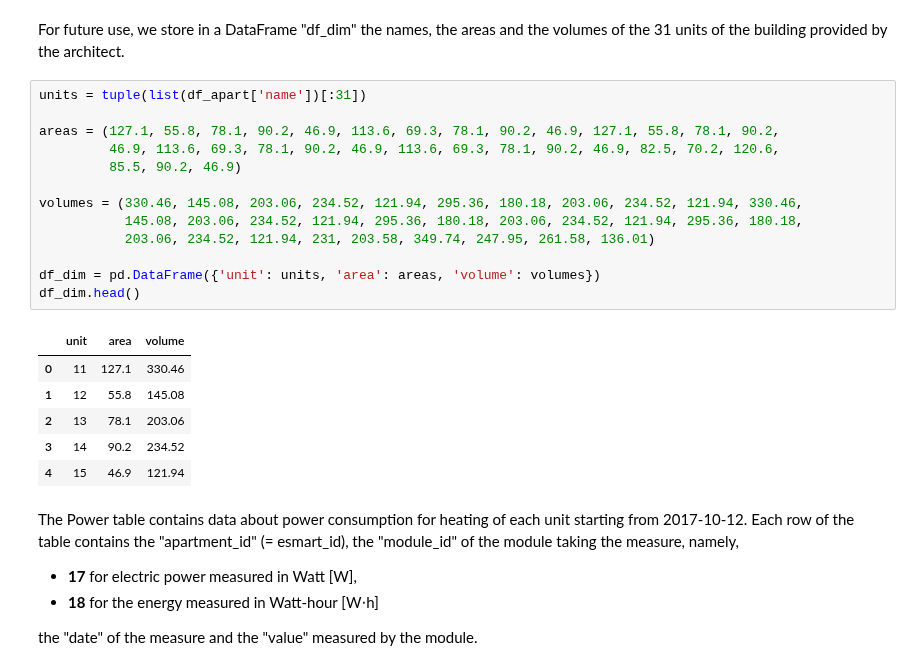
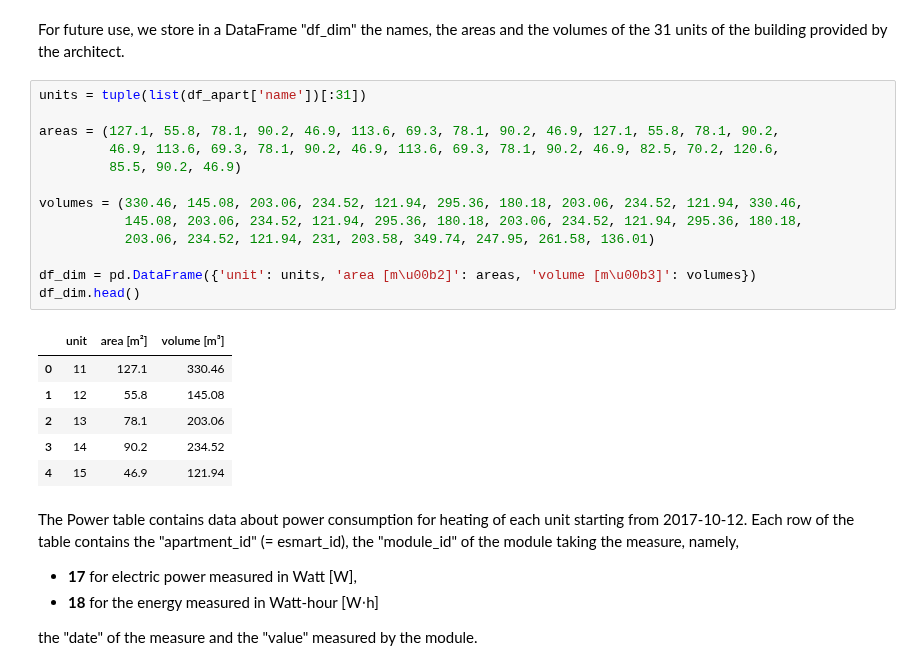
Before and after one commit to rtiedra/data-science, a Jupyter notebook: building_heating/building_heating.ipynb, the cells around one changed output. Drawn from its saved outputs; the diff is of its cells as text.

```diff
--- a/building_heating/building_heating.ipynb
+++ b/building_heating/building_heating.ipynb
@@ -109,18 +109,18 @@ For future use, we store in a DataFrame "df_dim" the names, the areas and the vo
 # %%
 units = tuple(list(df_apart['name'])[:31])
 
 areas = (127.1, 55.8, 78.1, 90.2, 46.9, 113.6, 69.3, 78.1, 90.2, 46.9, 127.1, 55.8, 78.1, 90.2,
          46.9, 113.6, 69.3, 78.1, 90.2, 46.9, 113.6, 69.3, 78.1, 90.2, 46.9, 82.5, 70.2, 120.6,
          85.5, 90.2, 46.9)
 
 volumes = (330.46, 145.08, 203.06, 234.52, 121.94, 295.36, 180.18, 203.06, 234.52, 121.94, 330.46,
            145.08, 203.06, 234.52, 121.94, 295.36, 180.18, 203.06, 234.52, 121.94, 295.36, 180.18,
            203.06, 234.52, 121.94, 231, 203.58, 349.74, 247.95, 261.58, 136.01)
 
-df_dim = pd.DataFrame({'unit': units, 'area': areas, 'volume': volumes})
+df_dim = pd.DataFrame({'unit': units, 'area [m\u00b2]': areas, 'volume [m\u00b3]': volumes})
 df_dim.head()
 # %% [output]
-|  | unit | area | volume |
+|  | unit | area [m²] | volume [m³] |
 | 0 | 11 | 127.1 | 330.46 |
 | 1 | 12 | 55.8 | 145.08 |
 | 2 | 13 | 78.1 | 203.06 |
```
Also changed, not shown: parts of 9 cells of this notebook.
